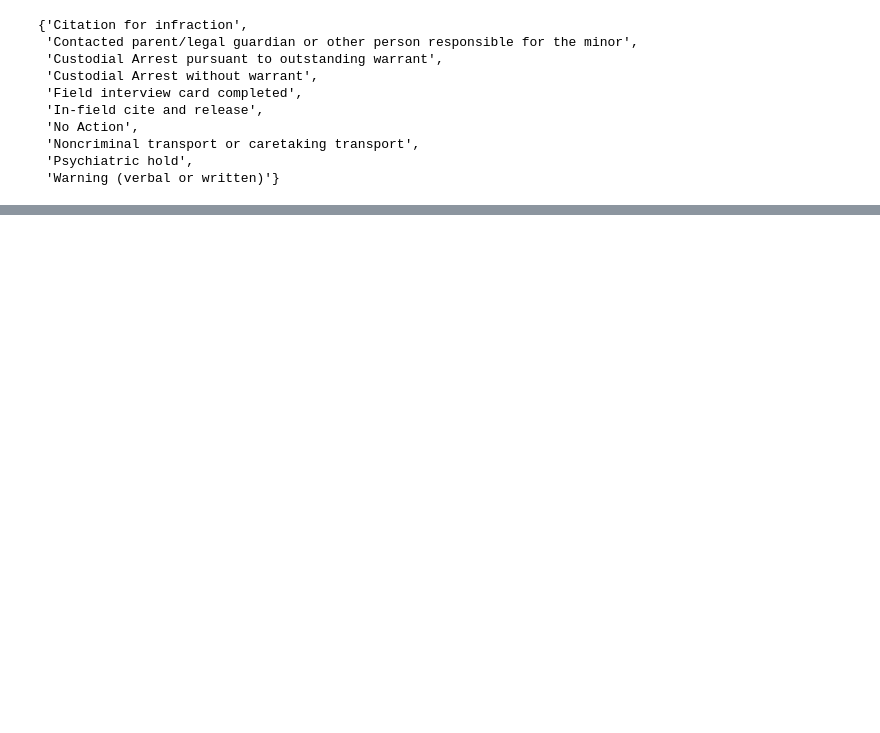
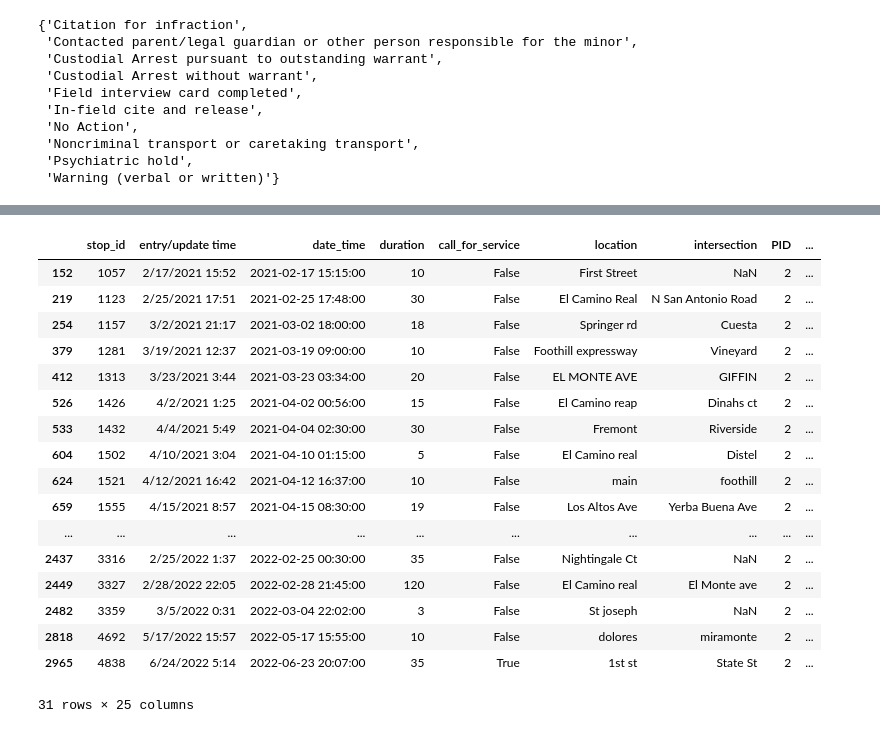
Before and after one commit to sdamerdji/police_racial_profiling, a Jupyter notebook: clean_delimiters.ipynb, the cells around one changed output, grey strips where cells are left out. Saved outputs shown, nothing was run; the diff lists cells and outputs as text; code cells hidden in the pictures; blank space fills up the shorter version.

```diff
--- a/clean_delimiters.ipynb
+++ b/clean_delimiters.ipynb
@@ -5,2 +41,2 @@ df = pd.read_csv('2022-12-20/LAPD RIPA DATA 2022.csv', encoding = 'unicode_escap
 # %%
-actions = set([a.strip() for b in df['actionTakens'].str.split(';').values for a in b])
+actions = set([a.strip() for b in df['actions_taken'].str.split(';').values for a in b])
@@ -42,0 +245,21 @@ df['reaultOfStop']
+# %%
+df[df["PID"]>1]
+# %% [output]
+|  | stop_id | entry/update time | date_time | duration | call_for_service | location | intersection | PID | ... |
+| 152 | 1057 | 2/17/2021 15:52 | 2021-02-17 15:15:00 | 10 | False | First Street | NaN | 2 | ... |
+| 219 | 1123 | 2/25/2021 17:51 | 2021-02-25 17:48:00 | 30 | False | El Camino Real | N San Antonio Road | 2 | ... |
+| 254 | 1157 | 3/2/2021 21:17 | 2021-03-02 18:00:00 | 18 | False | Springer rd | Cuesta | 2 | ... |
+| 379 | 1281 | 3/19/2021 12:37 | 2021-03-19 09:00:00 | 10 | False | Foothill expressway | Vineyard | 2 | ... |
+| 412 | 1313 | 3/23/2021 3:44 | 2021-03-23 03:34:00 | 20 | False | EL MONTE AVE | GIFFIN | 2 | ... |
+| 526 | 1426 | 4/2/2021 1:25 | 2021-04-02 00:56:00 | 15 | False | El Camino reap | Dinahs ct | 2 | ... |
+| 533 | 1432 | 4/4/2021 5:49 | 2021-04-04 02:30:00 | 30 | False | Fremont | Riverside | 2 | ... |
+| 604 | 1502 | 4/10/2021 3:04 | 2021-04-10 01:15:00 | 5 | False | El Camino real | Distel | 2 | ... |
+| 624 | 1521 | 4/12/2021 16:42 | 2021-04-12 16:37:00 | 10 | False | main | foothill | 2 | ... |
+| 659 | 1555 | 4/15/2021 8:57 | 2021-04-15 08:30:00 | 19 | False | Los Altos Ave | Yerba Buena Ave | 2 | ... |
+| ... | ... | ... | ... | ... | ... | ... | ... | ... | ... |
+| 2437 | 3316 | 2/25/2022 1:37 | 2022-02-25 00:30:00 | 35 | False | Nightingale Ct | NaN | 2 | ... |
+| 2449 | 3327 | 2/28/2022 22:05 | 2022-02-28 21:45:00 | 120 | False | El Camino real | El Monte ave | 2 | ... |
+| 2482 | 3359 | 3/5/2022 0:31 | 2022-03-04 22:02:00 | 3 | False | St joseph | NaN | 2 | ... |
+| 2818 | 4692 | 5/17/2022 15:57 | 2022-05-17 15:55:00 | 10 | False | dolores | miramonte | 2 | ... |
+| 2965 | 4838 | 6/24/2022 5:14 | 2022-06-23 20:07:00 | 35 | True | 1st st | State St | 2 | ... |
+31 rows × 25 columns
```
Also changed, not shown: parts of 18 cells of this notebook, 30 other files.
